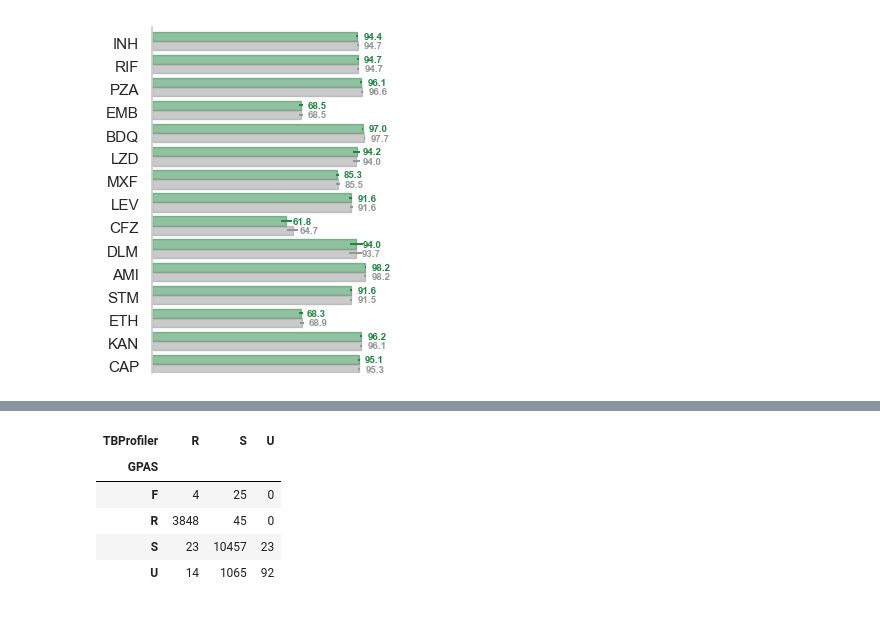
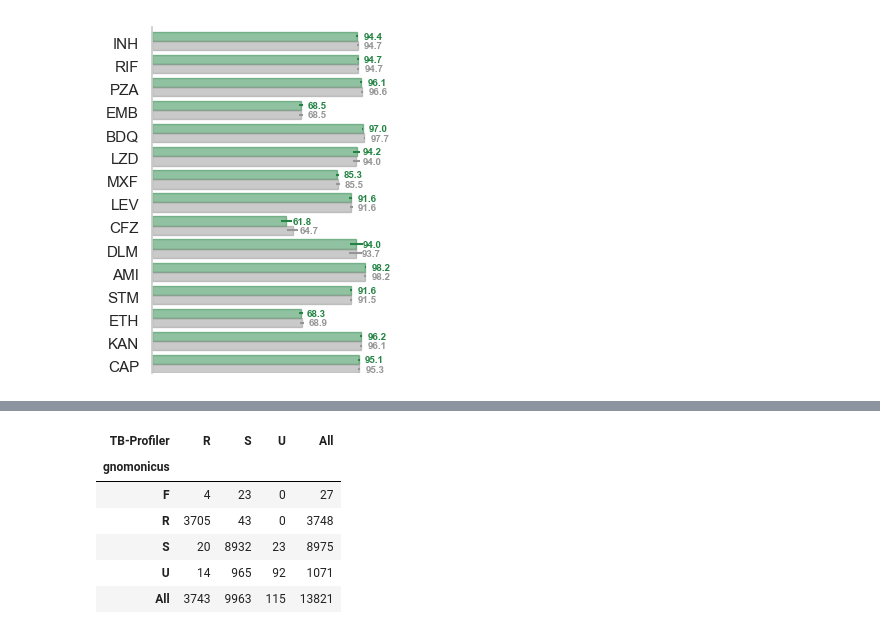
Before and after one commit to fowler-lab/validate-myco-amr, a Jupyter notebook: plot.ipynb, the cells around one changed output, grey strips where cells are left out. Cells and saved outputs as stored; diff of their text form; code cells hidden in the pictures.

```diff
--- a/plot.ipynb
+++ b/plot.ipynb
@@ -386,9 +387,11 @@ comparison
-# %%
-pandas.crosstab(comparison['GPAS'], comparison['TBProfiler'])
-# %% [output]
-| TBProfiler | R | S | U |
-| GPAS |  |  |  |
-| F | 4 | 25 | 0 |
-| R | 3848 | 45 | 0 |
-| S | 23 | 10457 | 23 |
-| U | 14 | 1065 | 92 |
+# %%
+foo = pandas.crosstab(comparison['gnomonicus'], comparison['TB-Profiler'], margins=True)
+foo
+# %% [output]
+| TB-Profiler | R | S | U | All |
+| gnomonicus |  |  |  |  |
+| F | 4 | 23 | 0 | 27 |
+| R | 3705 | 43 | 0 | 3748 |
+| S | 20 | 8932 | 23 | 8975 |
+| U | 14 | 965 | 92 | 1071 |
+| All | 3743 | 9963 | 115 | 13821 |
```
Also changed, not shown: parts of 8 cells of this notebook, 2 other files.
